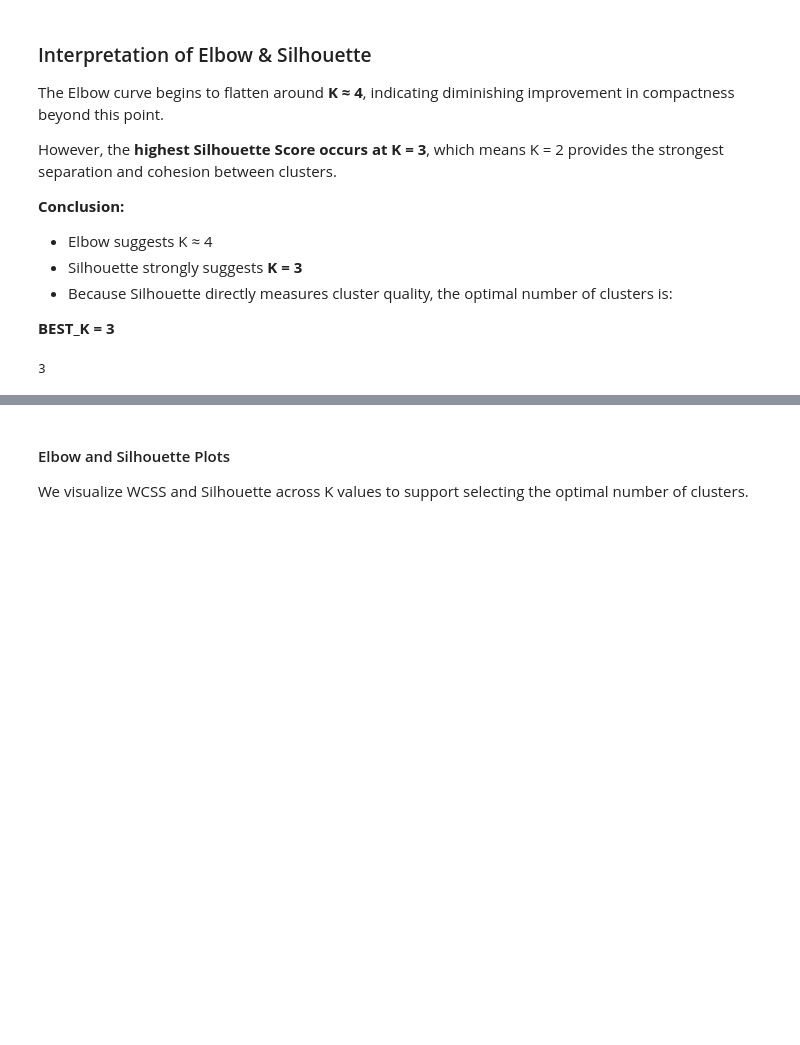
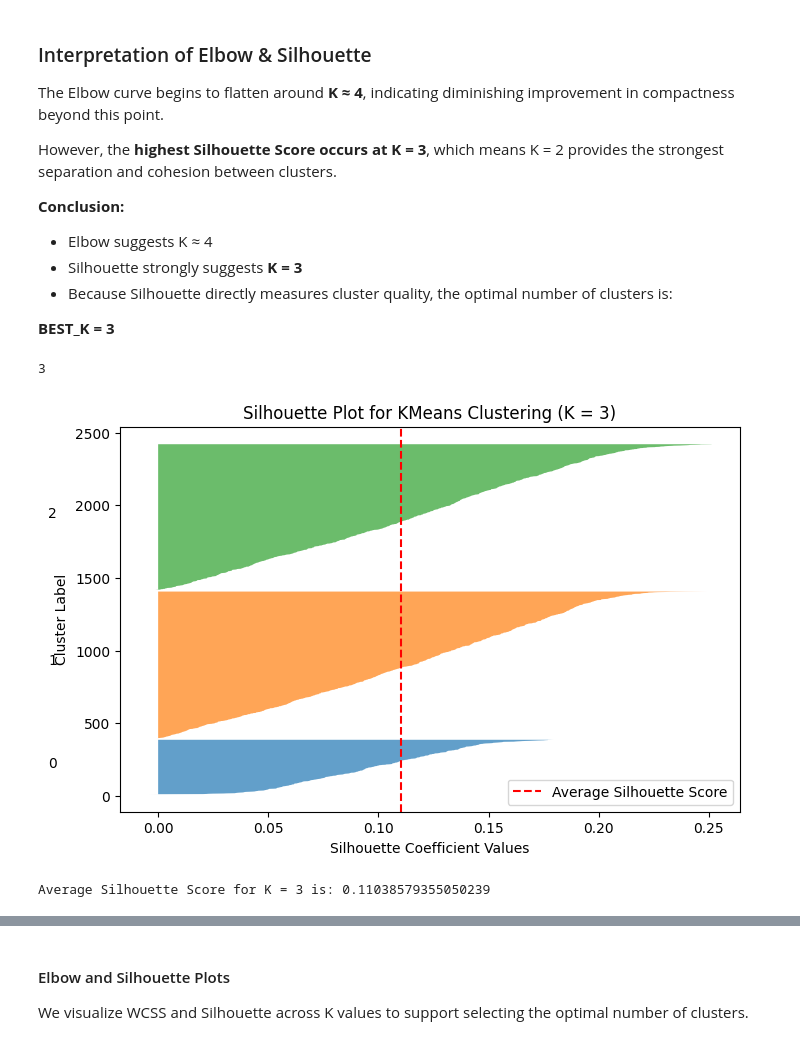
Before and after one commit to lujainAziz/LujainAlmajyul-it326, a Jupyter notebook: Reports Folder/Phase3.ipynb, the cells around one changed output, grey strips where cells are left out. Saved outputs shown, nothing was run; the diff lists cells and outputs as text; code cells hidden in the pictures; blank space fills up the shorter version.

```diff
--- a/Reports Folder/Phase3.ipynb
+++ b/Reports Folder/Phase3.ipynb
@@ -599,3 +641,46 @@ BEST_K = int(best_k_row["K"])
 BEST_K
 # %% [output]
 3
+# %%
+# ===== Silhouette Plot for BEST_K (per-sample) =====
+from sklearn.metrics import silhouette_samples
+
+BEST_K = 3  # تأكدي أنه نفس BEST_K اللي طلع عندك
+
+kmeans = KMeans(n_clusters=BEST_K, random_state=42, n_init=10)
+cluster_labels = kmeans.fit_predict(X_clu_scaled)
+
+silhouette_avg = silhouette_score(X_clu_scaled, cluster_labels)
+sample_silhouette_values = silhouette_samples(X_clu_scaled, cluster_labels)
+
+fig, ax1 = plt.subplots(figsize=(8, 5))
+
+y_lower = 10
+for i in range(BEST_K):
+    ith_cluster_silhouette_values = sample_silhouette_values[cluster_labels == i]
+    ith_cluster_silhouette_values.sort()
+
+    size_cluster_i = ith_cluster_silhouette_values.shape[0]
+    y_upper = y_lower + size_cluster_i
+
+    ax1.fill_betweenx(
+        np.arange(y_lower, y_upper),
+        0,
+        ith_cluster_silhouette_values,
+        alpha=0.7
+    )
+
+    ax1.text(-0.05, y_lower + 0.5 * size_cluster_i, str(i))
+    y_lower = y_upper + 10
+
+ax1.axvline(x=silhouette_avg, color="red", linestyle="--", label="Average Silhouette Score")
+ax1.set_title(f"Silhouette Plot for KMeans Clustering (K = {BEST_K})")
+ax1.set_xlabel("Silhouette Coefficient Values")
+ax1.set_ylabel("Cluster Label")
+ax1.legend()
+plt.show()
+
+print("Average Silhouette Score for K =", BEST_K, "is:", silhouette_avg)
+# %% [output]
+[figure, added]
+Average Silhouette Score for K = 3 is: 0.11038579355050239
```
Also changed, not shown: parts of 2 cells of this notebook.
